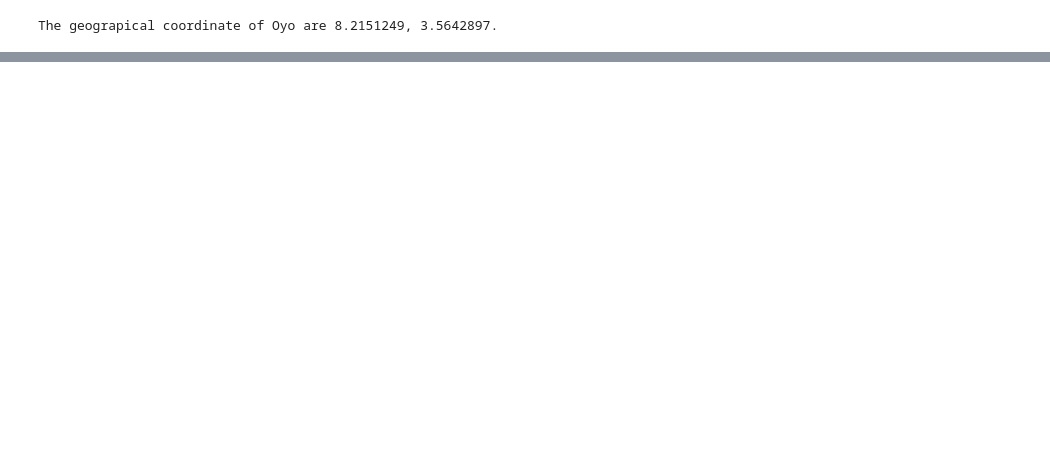
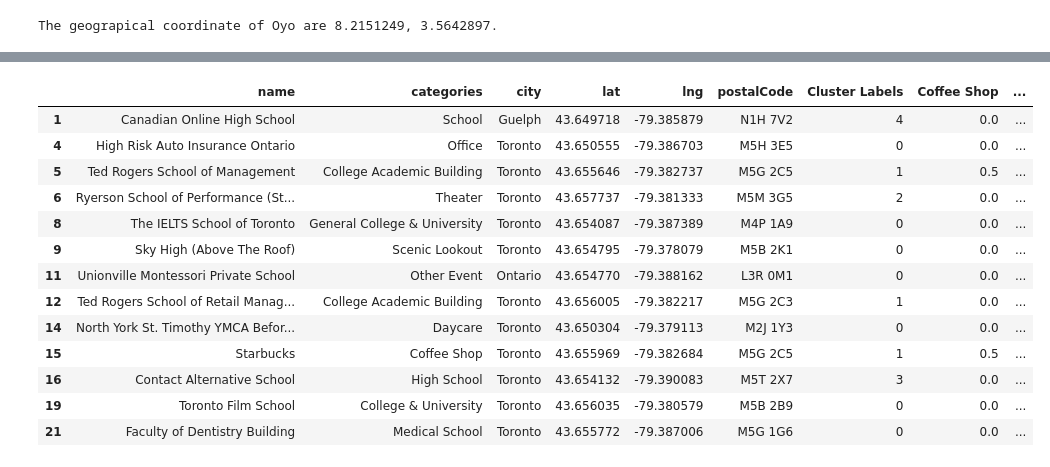
Before and after one commit to Susy4lifey/Coursera_Capstone, a Jupyter notebook: Final Project- The Battle of Neighborhoods.ipynb, the cells around one changed output, grey strips where cells are left out. Drawn from its saved outputs; the diff is of its cells as text; code cells hidden in the pictures; blank space fills up the shorter version.

```diff
--- a/Final Project- The Battle of Neighborhoods.ipynb
+++ b/Final Project- The Battle of Neighborhoods.ipynb
@@ -127,0 +320,3 @@ map_oyo
+# %%
+Torontodataframe_filtered_gp = toronto_denc_onehot.groupby('postalCode').mean().reset_index()
+Torontodataframe_filtered_gp.head()
@@ -127,0 +330,12 @@ map_oyo
+# %%
+#Run k-means to cluster the postalcode into 5 clusters.
+# set number of clusters
+kclusters = 5
+
+Torontodataframe_filtered_clustering = Torontodataframe_filtered_gp.drop('postalCode', 1)
+
+# run k-means clustering
+kmeans = KMeans(n_clusters=kclusters, random_state=0).fit(Torontodataframe_filtered_clustering)
+
+# check cluster labels generated for each row in the dataframe
+kmeans.labels_[0:10]
@@ -127,0 +344,11 @@ map_oyo
+# %%
+#Let's create a new dataframe that includes the cluster as well as the top 10 schools for each postalcode
+# add clustering labels
+Torontodataframe_filtered_gp.insert(0, 'Cluster Labels', kmeans.labels_)
+
+toronto_denc_merged = Torontodataframe_filtered
+
+# merge toronto_grouped with toronto_data to add latitude/longitude for each postalcode
+toronto_denc_merged = toronto_denc_merged.join(Torontodataframe_filtered_gp.set_index('postalCode'), on='postalCode')
+
+toronto_denc_merged.head() # check the last columns!
@@ -127,0 +362,4 @@ map_oyo
+# %%
+toronto_denc_merged = toronto_denc_merged.dropna()
+toronto_denc_merged.reset_index(drop=True)
+toronto_denc_merged.head()
@@ -127,0 +373,18 @@ map_oyo
+# %%
+toronto_denc_merged['Cluster Labels'] = toronto_denc_merged['Cluster Labels'].apply(np.int64)
+toronto_denc_merged
+# %% [output]
+|  | name | categories | city | lat | lng | postalCode | Cluster Labels | Coffee Shop | ... |
+| 1 | Canadian Online High School | School | Guelph | 43.649718 | -79.385879 | N1H 7V2 | 4 | 0.0 | ... |
+| 4 | High Risk Auto Insurance Ontario | Office | Toronto | 43.650555 | -79.386703 | M5H 3E5 | 0 | 0.0 | ... |
+| 5 | Ted Rogers School of Management | College Academic Building | Toronto | 43.655646 | -79.382737 | M5G 2C5 | 1 | 0.5 | ... |
+| 6 | Ryerson School of Performance (St... | Theater | Toronto | 43.657737 | -79.381333 | M5M 3G5 | 2 | 0.0 | ... |
+| 8 | The IELTS School of Toronto | General College & University | Toronto | 43.654087 | -79.387389 | M4P 1A9 | 0 | 0.0 | ... |
+| 9 | Sky High (Above The Roof) | Scenic Lookout | Toronto | 43.654795 | -79.378079 | M5B 2K1 | 0 | 0.0 | ... |
+| 11 | Unionville Montessori Private School | Other Event | Ontario | 43.654770 | -79.388162 | L3R 0M1 | 0 | 0.0 | ... |
+| 12 | Ted Rogers School of Retail Manag... | College Academic Building | Toronto | 43.656005 | -79.382217 | M5G 2C3 | 1 | 0.0 | ... |
+| 14 | North York St. Timothy YMCA Befor... | Daycare | Toronto | 43.650304 | -79.379113 | M2J 1Y3 | 0 | 0.0 | ... |
+| 15 | Starbucks | Coffee Shop | Toronto | 43.655969 | -79.382684 | M5G 2C5 | 1 | 0.5 | ... |
+| 16 | Contact Alternative School | High School | Toronto | 43.654132 | -79.390083 | M5T 2X7 | 3 | 0.0 | ... |
+| 19 | Toronto Film School | College & University | Toronto | 43.656035 | -79.380579 | M5B 2B9 | 0 | 0.0 | ... |
+| 21 | Faculty of Dentistry Building | Medical School | Toronto | 43.655772 | -79.387006 | M5G 1G6 | 0 | 0.0 | ... |
```
Also changed, not shown: parts of 32 cells of this notebook.
